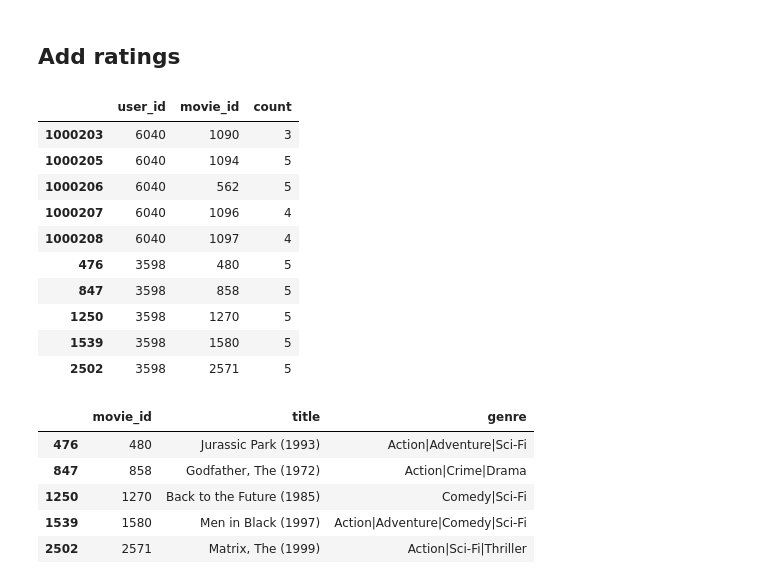
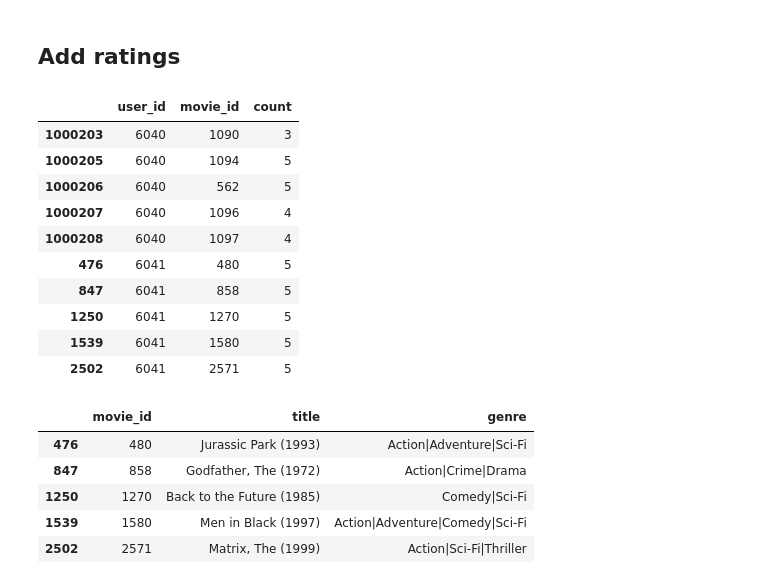
Before and after one commit to JaeHeee/AIFFEL_Project, a Jupyter notebook: EXPLORATION/EXPLORATION 7. 아이유팬이 좋아할 만한 다른 아티스트 찾기.ipynb, the cells around one changed output. Saved outputs shown, nothing was run; the diff lists cells and outputs as text; code cells hidden in the pictures.

```diff
--- a/EXPLORATION/EXPLORATION 7. 아이유팬이 좋아할 만한 다른 아티스트 찾기.ipynb
+++ b/EXPLORATION/EXPLORATION 7. 아이유팬이 좋아할 만한 다른 아티스트 찾기.ipynb
@@ -107,23 +107,23 @@ Name: count, dtype: int64
 # %%
 my_favorite = ['Godfather, The (1972)' , 'Back to the Future (1985)' ,'Matrix, The (1999)' ,'Men in Black (1997)' ,'Jurassic Park (1993)']
 favorite_movie_id = movies[movies['title'].isin(my_favorite)]
-my_movie = pd.DataFrame({'user_id': [3598]*5, 'movie_id': favorite_movie_id['movie_id'], 'count':[5]*5})
+my_movie = pd.DataFrame({'user_id': [6041]*5, 'movie_id': favorite_movie_id['movie_id'], 'count':[5]*5})
 
-if not ratings.isin({'user_id':[3598]})['user_id'].any():
+if not ratings.isin({'user_id':[6041]})['user_id'].any():
     ratings = ratings.append(my_movie)
 ratings.tail(10)
 # %% [output]
 |  | user_id | movie_id | count |
 | 1000203 | 6040 | 1090 | 3 |
 | 1000205 | 6040 | 1094 | 5 |
 | 1000206 | 6040 | 562 | 5 |
 | 1000207 | 6040 | 1096 | 4 |
 | 1000208 | 6040 | 1097 | 4 |
-| 476 | 3598 | 480 | 5 |
-| 847 | 3598 | 858 | 5 |
-| 1250 | 3598 | 1270 | 5 |
-| 1539 | 3598 | 1580 | 5 |
-| 2502 | 3598 | 2571 | 5 |
+| 476 | 6041 | 480 | 5 |
+| 847 | 6041 | 858 | 5 |
+| 1250 | 6041 | 1270 | 5 |
+| 1539 | 6041 | 1580 | 5 |
+| 2502 | 6041 | 2571 | 5 |
 # %%
 favorite_movie_id
 # %% [output]
```
Also changed, not shown: parts of 17 cells of this notebook.
